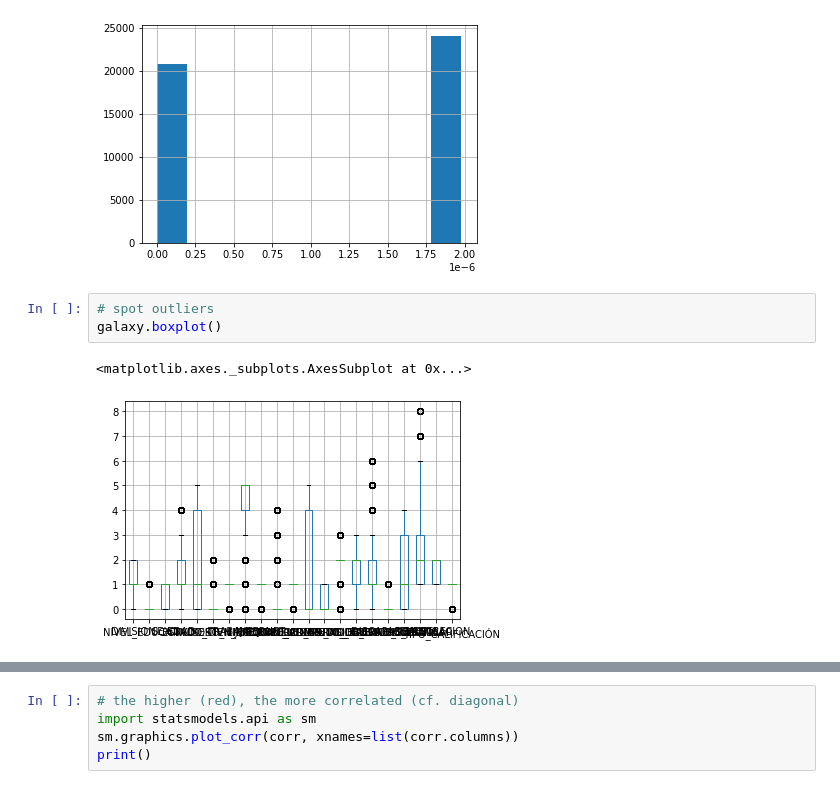
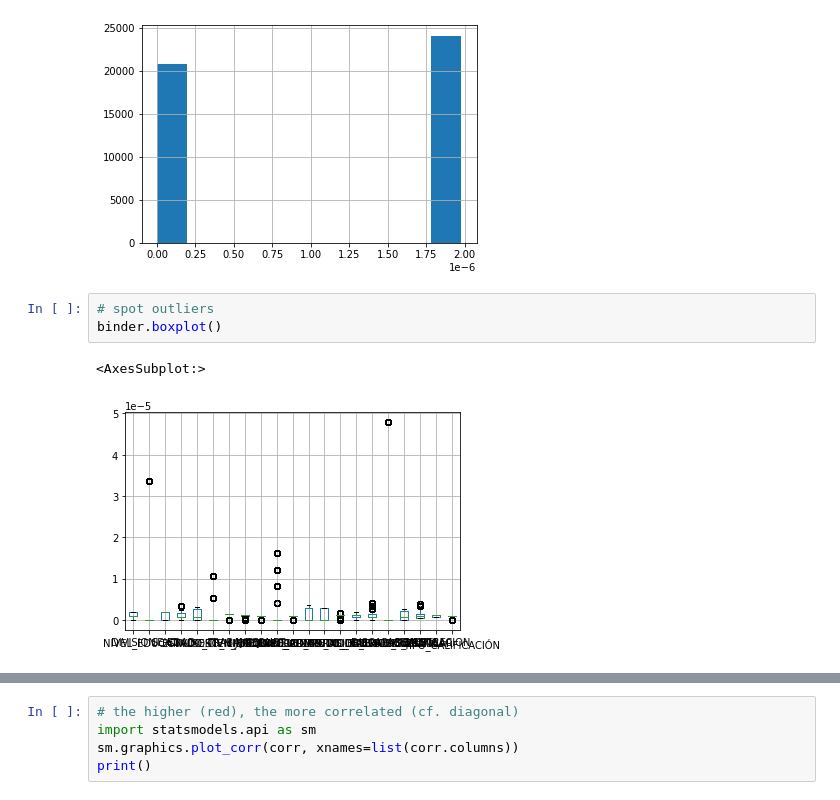
Before and after one commit to ocastrejon/pulido, a Jupyter notebook: binder_codigo.ipynb, the cells around one changed output, grey strips where cells are left out. Drawn from its saved outputs; the diff is of its cells as text.

```diff
--- a/binder_codigo.ipynb
+++ b/binder_codigo.ipynb
@@ -468,10 +500,10 @@ Name: DIVISION, dtype: int64
 [figure]
 # %%
 # spot outliers
-galaxy.boxplot()
+binder.boxplot()
 # %% [output]
-<matplotlib.axes._subplots.AxesSubplot at 0x...>
+<AxesSubplot:>
-[figure, old version]
+[figure, new version]
 # %%
 from pandas.plotting import scatter_matrix
 
```
Also changed, not shown: parts of 26 cells of this notebook.
